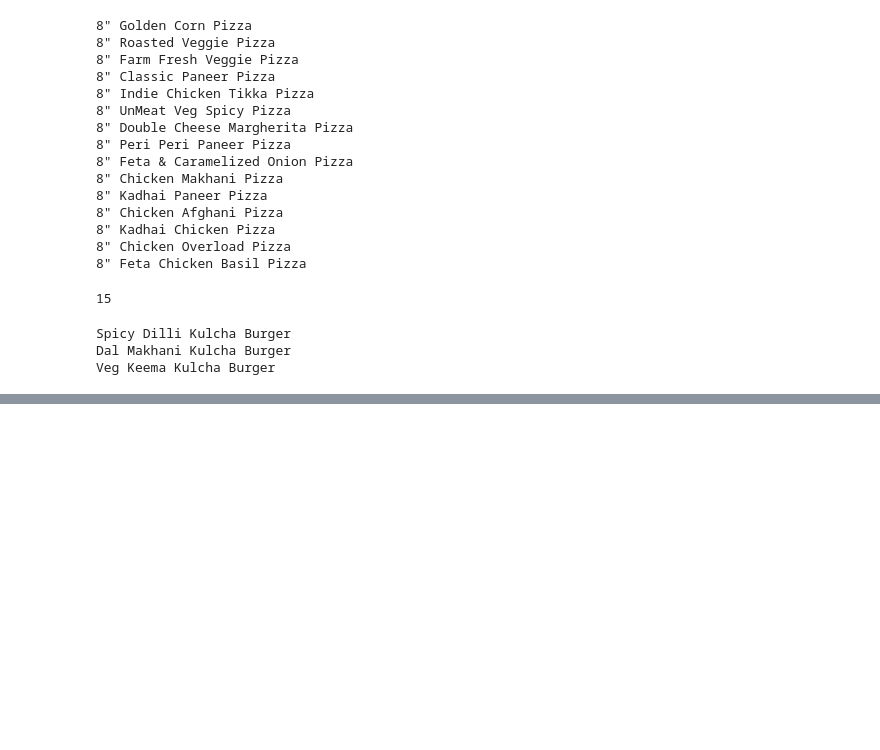
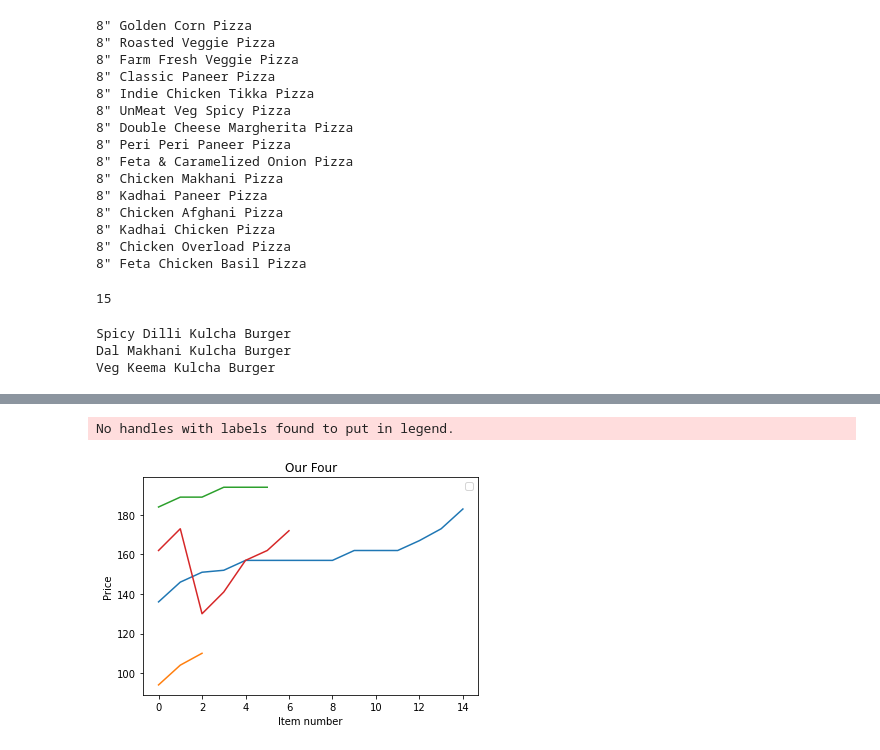
Before and after one commit to Drakunal/Advanced-Analytics, a Jupyter notebook: Web scraping/Lab 3/Lab 3.ipynb, the cells around one changed output, grey strips where cells are left out. Cells and saved outputs as stored; diff of their text form; code cells hidden in the pictures; blank space fills up the shorter version.

Commit message:
Line graph comparing the prices

```diff
--- a/Web scraping/Lab 3/Lab 3.ipynb
+++ b/Web scraping/Lab 3/Lab 3.ipynb
@@ -350,0 +351,20 @@ plt.show()
+# %%
+# plotting the points
+plt.plot(np.arange(len(pizza_price)), pizza_price)
+plt.plot(np.arange(len(burger_price)), burger_price)
+plt.plot(np.arange(len(ice_price)), ice_price)
+plt.plot(np.arange(len(biryani_price)), biryani_price)
+# naming the x axis
+plt.xlabel('Item number')
+# naming the y axis
+plt.ylabel('Price')
+
+# giving a title to my graph
+plt.title('Our Four')
+plt.legend()
+
+# function to show the plot
+plt.show()
+# %% [output]
+No handles with labels found to put in legend.
+[figure, added]
```
Also changed, not shown: parts of 10 cells of this notebook.
